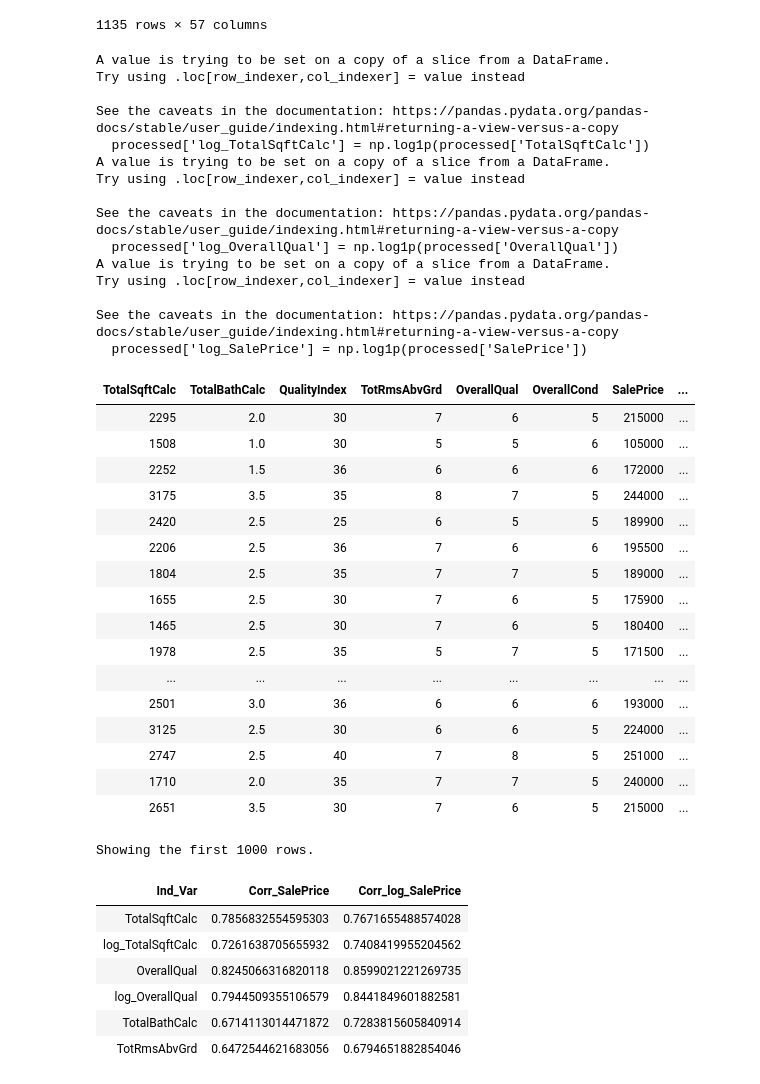
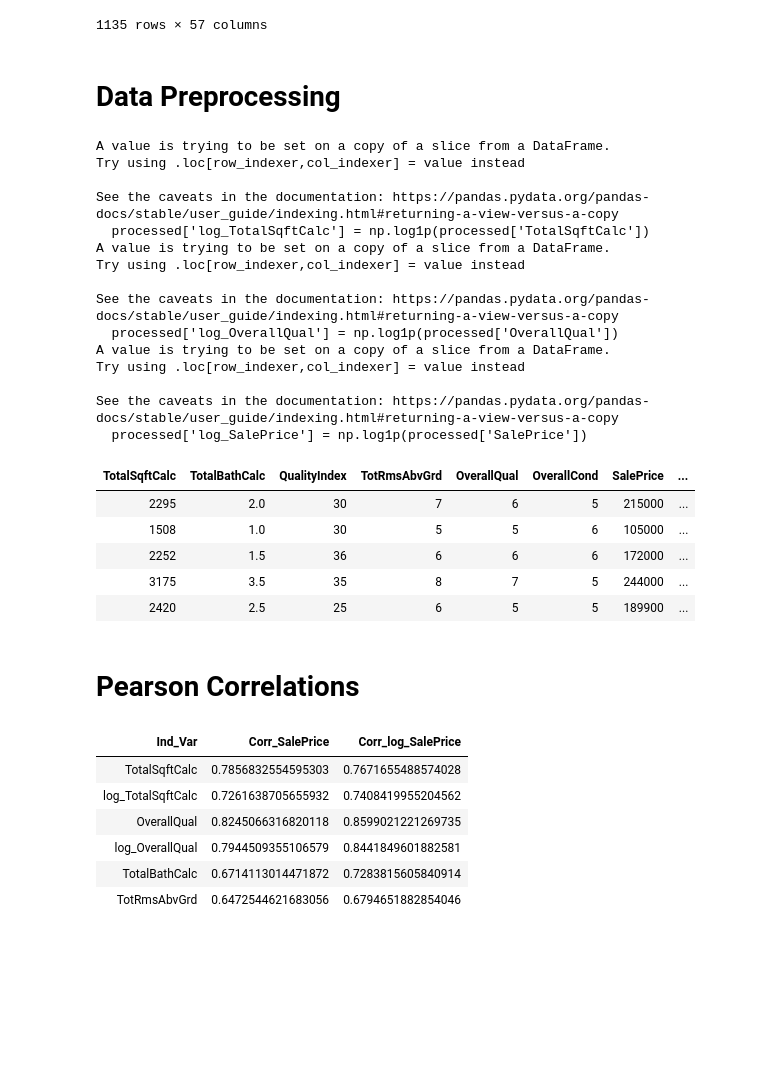
Before and after one commit to mattlibonati/Machine-Learning, a Jupyter notebook: Multiple_Linear_Regression_Models.ipynb, the cells around one changed output. Drawn from its saved outputs; the diff is of its cells as text; code cells hidden in the pictures; blank space fills up the shorter version.

```diff
--- a/Multiple_Linear_Regression_Models.ipynb
+++ b/Multiple_Linear_Regression_Models.ipynb
@@ -29,51 +35,45 @@ data_raw
 | 1133 | 1133 | 2929 | 924100070 | 77 | 10010 | Inside | Mitchel | 1Story | 5 | ... |
 | 1134 | 1134 | 2930 | 924151050 | 74 | 9627 | Inside | Mitchel | 2Story | 7 | ... |
 1135 rows × 57 columns
+# %% [markdown]
+# Data Preprocessing
 # %%
+# limit rows in dataframes to model vars
 processed = data_raw[['TotalSqftCalc','TotalBathCalc','QualityIndex',
                       'TotRmsAbvGrd','OverallQual','OverallCond','SalePrice']]
 
+# obtain natural logs
 processed['log_TotalSqftCalc'] = np.log1p(processed['TotalSqftCalc'])
 processed['log_OverallQual'] = np.log1p(processed['OverallQual'])
 processed['log_SalePrice'] = np.log1p(processed['SalePrice'])
 
 # this creates a Spark DF than can be referenced by both Python and R
 spark.createDataFrame(processed).createOrReplaceTempView('processed')
-spark.sql('select * from processed').display()
+spark.sql('select * from processed').limit(5).display()
 # %% [output]
 A value is trying to be set on a copy of a slice from a DataFrame.
 Try using .loc[row_indexer,col_indexer] = value instead
 
 See the caveats in the documentation: https://pandas.pydata.org/pandas-docs/stable/user_guide/indexing.html#returning-a-view-versus-a-copy
   processed['log_TotalSqftCalc'] = np.log1p(processed['TotalSqftCalc'])
 A value is trying to be set on a copy of a slice from a DataFrame.
 Try using .loc[row_indexer,col_indexer] = value instead
 
 See the caveats in the documentation: https://pandas.pydata.org/pandas-docs/stable/user_guide/indexing.html#returning-a-view-versus-a-copy
   processed['log_OverallQual'] = np.log1p(processed['OverallQual'])
 A value is trying to be set on a copy of a slice from a DataFrame.
 Try using .loc[row_indexer,col_indexer] = value instead
 
 See the caveats in the documentation: https://pandas.pydata.org/pandas-docs/stable/user_guide/indexing.html#returning-a-view-versus-a-copy
   processed['log_SalePrice'] = np.log1p(processed['SalePrice'])
 | TotalSqftCalc | TotalBathCalc | QualityIndex | TotRmsAbvGrd | OverallQual | OverallCond | SalePrice | ... |
 | 2295 | 2.0 | 30 | 7 | 6 | 5 | 215000 | ... |
 | 1508 | 1.0 | 30 | 5 | 5 | 6 | 105000 | ... |
 | 2252 | 1.5 | 36 | 6 | 6 | 6 | 172000 | ... |
 | 3175 | 3.5 | 35 | 8 | 7 | 5 | 244000 | ... |
 | 2420 | 2.5 | 25 | 6 | 5 | 5 | 189900 | ... |
-| 2206 | 2.5 | 36 | 7 | 6 | 6 | 195500 | ... |
-| 1804 | 2.5 | 35 | 7 | 7 | 5 | 189000 | ... |
-| 1655 | 2.5 | 30 | 7 | 6 | 5 | 175900 | ... |
-| 1465 | 2.5 | 30 | 7 | 6 | 5 | 180400 | ... |
-| 1978 | 2.5 | 35 | 5 | 7 | 5 | 171500 | ... |
-| ... | ... | ... | ... | ... | ... | ... | ... |
-| 2501 | 3.0 | 36 | 6 | 6 | 6 | 193000 | ... |
-| 3125 | 2.5 | 30 | 6 | 6 | 5 | 224000 | ... |
-| 2747 | 2.5 | 40 | 7 | 8 | 5 | 251000 | ... |
-| 1710 | 2.0 | 35 | 7 | 7 | 5 | 240000 | ... |
-| 2651 | 3.5 | 30 | 7 | 6 | 5 | 215000 | ... |
-Showing the first 1000 rows.
+# %% [markdown]
+# Pearson Correlations
 # %%
 correlation_vars = ['TotalSqftCalc','log_TotalSqftCalc','OverallQual','log_OverallQual','TotalBathCalc','TotRmsAbvGrd','SalePrice','log_SalePrice']
 
```
Also changed, not shown: parts of 12 cells of this notebook.
